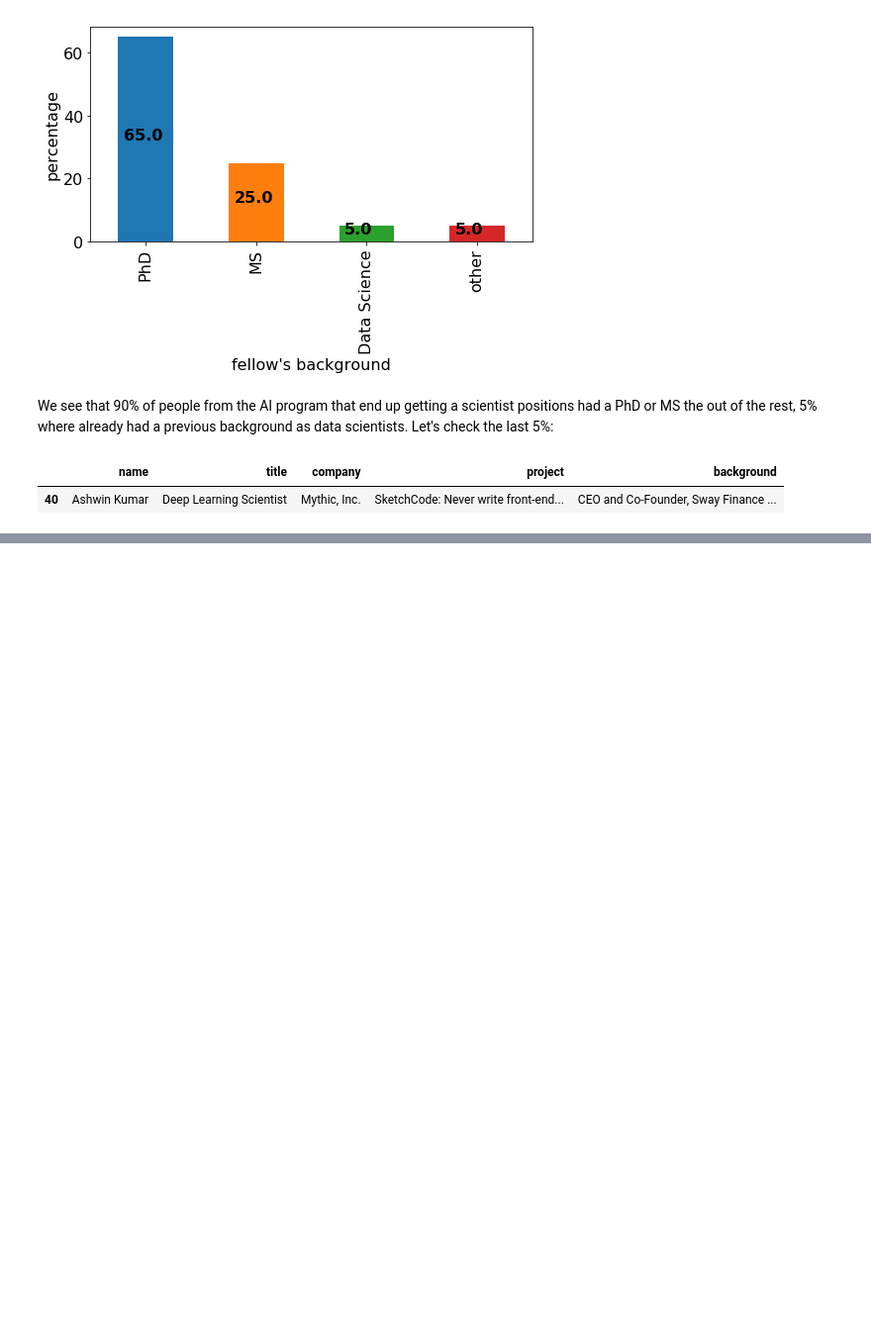
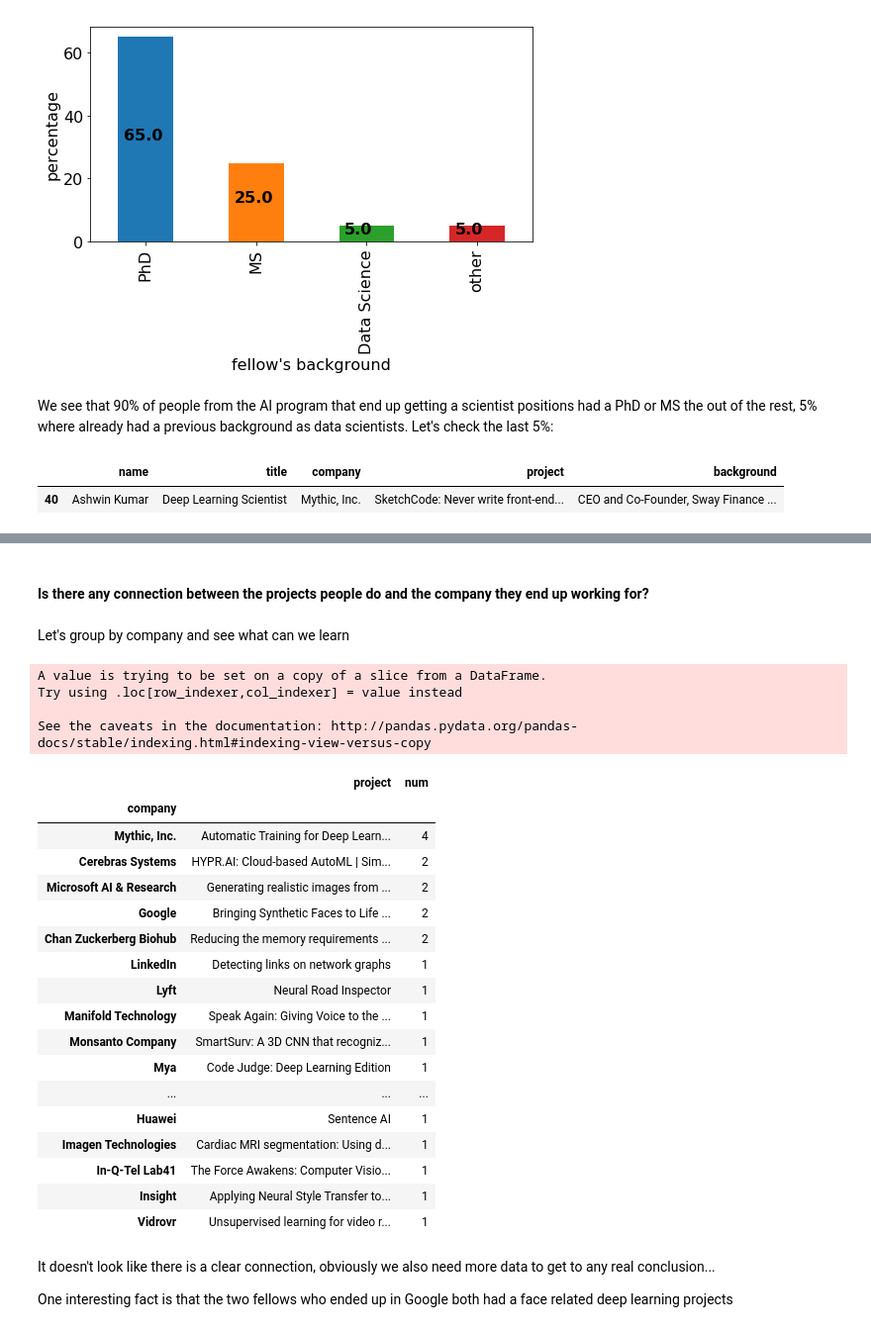
Before and after one commit to ohadmich/Web_scrapers, a Jupyter notebook: Insight_AI_fellows_data.ipynb, the cells around one changed output, grey strips where cells are left out. Shown at 99% size. Drawn from its saved outputs; the diff is of its cells as text; code cells hidden in the pictures; blank space fills up the shorter version.

```diff
--- a/Insight_AI_fellows_data.ipynb
+++ b/Insight_AI_fellows_data.ipynb
@@ -256,0 +299,38 @@ scientist_title[~scientist_title.background.str.contains('PhD')
+# %% [markdown]
+#### Is there any connection between the projects people do and the company they end up working for?
+# %% [markdown]
+Let's group by company and see what can we learn
+# %%
+project_company = fellow_data[['company', 'project']]
+project_company['num'] = 1 # add a column for counting values
+project_company = project_company.groupby('company')\
+.agg({'project': add_strings, 'num':'sum'}).sort_values('num', ascending = False)
+
+project_company.style.set_properties(**{'text-align': 'center'})
+# %% [output]
+A value is trying to be set on a copy of a slice from a DataFrame.
+Try using .loc[row_indexer,col_indexer] = value instead
+
+See the caveats in the documentation: http://pandas.pydata.org/pandas-docs/stable/indexing.html#indexing-view-versus-copy
+|  | project | num |
+| company |  |  |
+| Mythic, Inc. | Automatic Training for Deep Learn... | 4 |
+| Cerebras Systems | HYPR.AI: Cloud-based AutoML | Sim... | 2 |
+| Microsoft AI & Research | Generating realistic images from ... | 2 |
+| Google | Bringing Synthetic Faces to Life ... | 2 |
+| Chan Zuckerberg Biohub | Reducing the memory requirements ... | 2 |
+| LinkedIn | Detecting links on network graphs | 1 |
+| Lyft | Neural Road Inspector | 1 |
+| Manifold Technology | Speak Again: Giving Voice to the ... | 1 |
+| Monsanto Company | SmartSurv: A 3D CNN that recogniz... | 1 |
+| Mya | Code Judge: Deep Learning Edition | 1 |
+| ... | ... | ... |
+| Huawei | Sentence AI | 1 |
+| Imagen Technologies | Cardiac MRI segmentation: Using d... | 1 |
+| In-Q-Tel Lab41 | The Force Awakens: Computer Visio... | 1 |
+| Insight | Applying Neural Style Transfer to... | 1 |
+| Vidrovr | Unsupervised learning for video r... | 1 |
+# %% [markdown]
+It doesn't look like there is a clear connection, obviously we also need more data to get to any real conclusion...
+
+One interesting fact is that the two fellows who ended up in Google both had a face related deep learning projects
```
Also changed, not shown: parts of 6 cells of this notebook.
